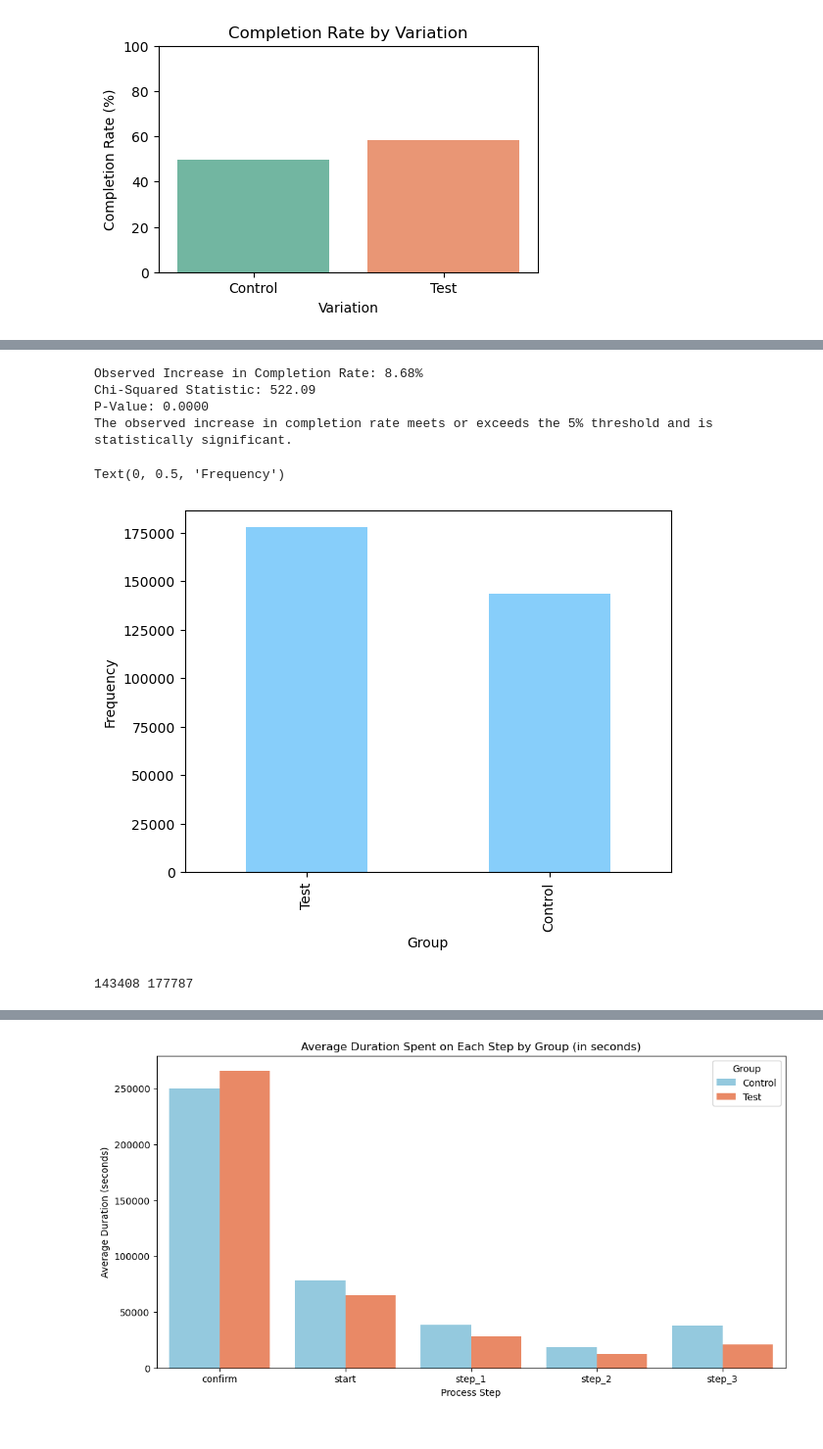
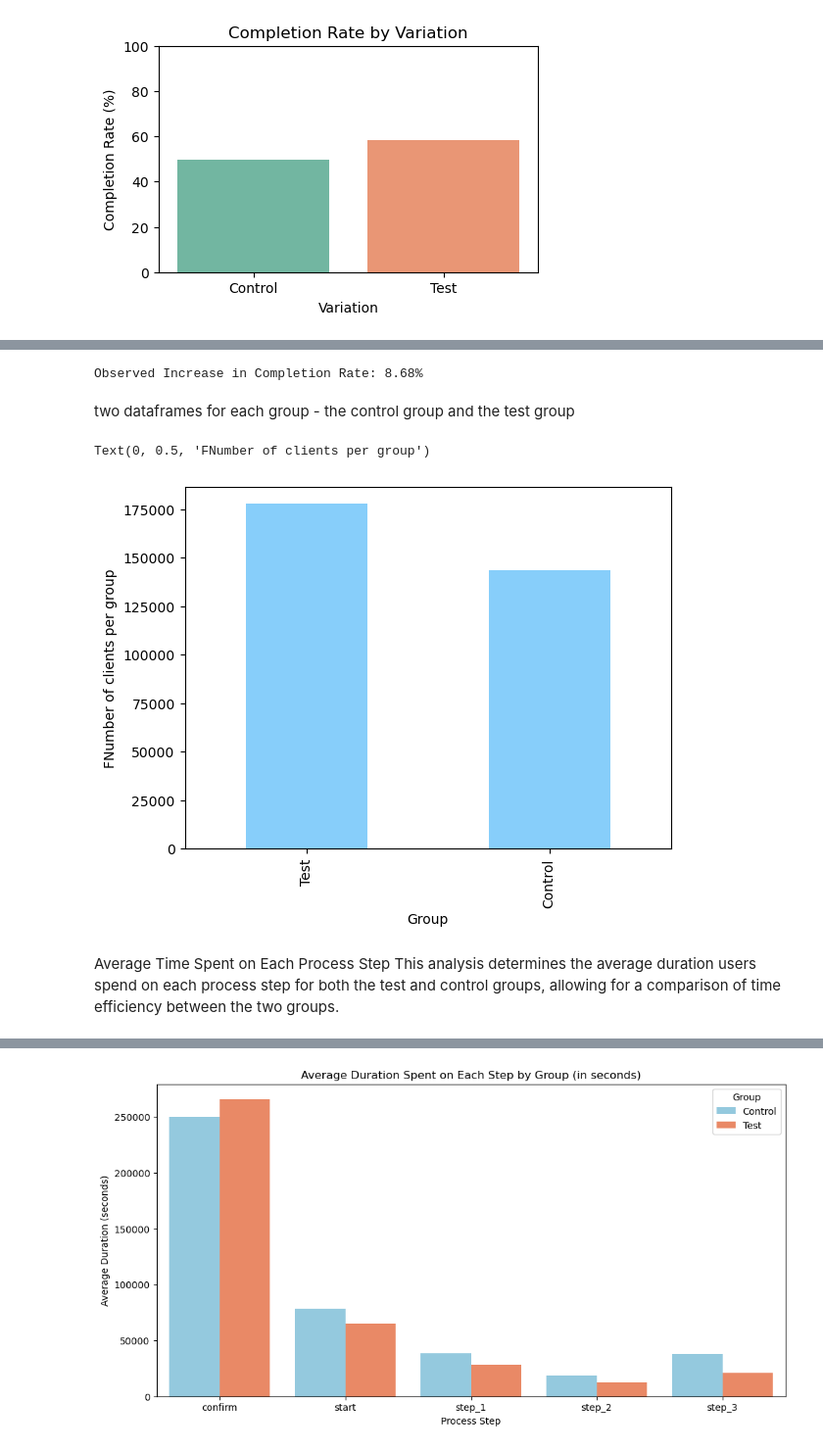
Before and after one commit to Josepdmo/PROJECT2, a Jupyter notebook: EXPLORATORY.ipynb, the cells around one changed output, grey strips where cells are left out. Shown: that part at 98% size. Drawn from its saved outputs; the diff is of its cells as text; code cells hidden in the pictures.

```diff
--- a/EXPLORATORY.ipynb
+++ b/EXPLORATORY.ipynb
@@ -626,48 +661,39 @@ print(f"Observed Increase in Completion Rate: {observed_increase:.2f}%")
 import numpy as np
 from scipy.stats import chi2_contingency
 
-confirm_sessions_control = 16046
-total_sessions_control = 32189
-confirm_sessions_test = 21731
-total_sessions_test = 37136
+# confirm_sessions_control = 16046
+# total_sessions_control = 32189
+# confirm_sessions_test = 21731
+# total_sessions_test = 37136
 
-# Create the contingency table
-contingency_table = np.array([
-    [confirm_sessions_control, total_sessions_control - confirm_sessions_control],
-    [confirm_sessions_test, total_sessions_test - confirm_sessions_test]
-])
+# # Create the contingency table
+# contingency_table = np.array([
+#     [confirm_sessions_control, total_sessions_control - confirm_sessions_control],
+#     [confirm_sessions_test, total_sessions_test - confirm_sessions_test]
+# ])
 
-# Perform the chi-squared test
-chi2_stat, p_value, _, _ = chi2_contingency(contingency_table)
+# # Perform the chi-squared test
+# chi2_stat, p_value, _, _ = chi2_contingency(contingency_table)
 
-# Print the test statistic and p-value
-print(f"Chi-Squared Statistic: {chi2_stat:.2f}")
-print(f"P-Value: {p_value:.4f}")
-
-threshold = 5.0  # 5% threshold
-if observed_increase >= threshold and p_value < 0.05:
-    print("The observed increase in completion rate meets or exceeds the 5% threshold and is statistically significant.")
-else:
-    print("The observed increase in completion rate does not meet the 5% threshold or is not statistically significant.")
+# # Print the test statistic and p-value
+# print(f"Chi-Squared Statistic: {chi2_stat:.2f}")
+# print(f"P-Value: {p_value:.4f}")
 # %% [output]
 Observed Increase in Completion Rate: 8.68%
-Chi-Squared Statistic: 522.09
-P-Value: 0.0000
-The observed increase in completion rate meets or exceeds the 5% threshold and is statistically significant.
+# %% [markdown]
+two dataframes for each group - the control group and the test group
 # %%
 control_df = variation_df[variation_df["Variation"] == "Control"]
 test_df = variation_df[variation_df["Variation"] == "Test"]
 # %%
-#Amoutn of people per group.
 variation_counts = variation_df["Variation"].value_counts()
 variation_counts.plot(kind="bar", color = "lightskyblue" )
 plt.xlabel("Group")
-plt.ylabel("Frequency")
+plt.ylabel("FNumber of clients per group")
 # %% [output]
-Text(0, 0.5, 'Frequency')
+Text(0, 0.5, 'FNumber of clients per group')
-[figure, old version]
+[figure, new version]
-# %%
-print(control_df.client_id.count(),test_df.client_id.count())
-# %% [output]
-143408 177787
+# %% [markdown]
+ Average Time Spent on Each Process Step
+This analysis determines the average duration users spend on each process step for both the test and control groups, allowing for a comparison of time efficiency between the two groups.
 # %%
```
Also changed, not shown: parts of 33 cells of this notebook, 1 other file.
